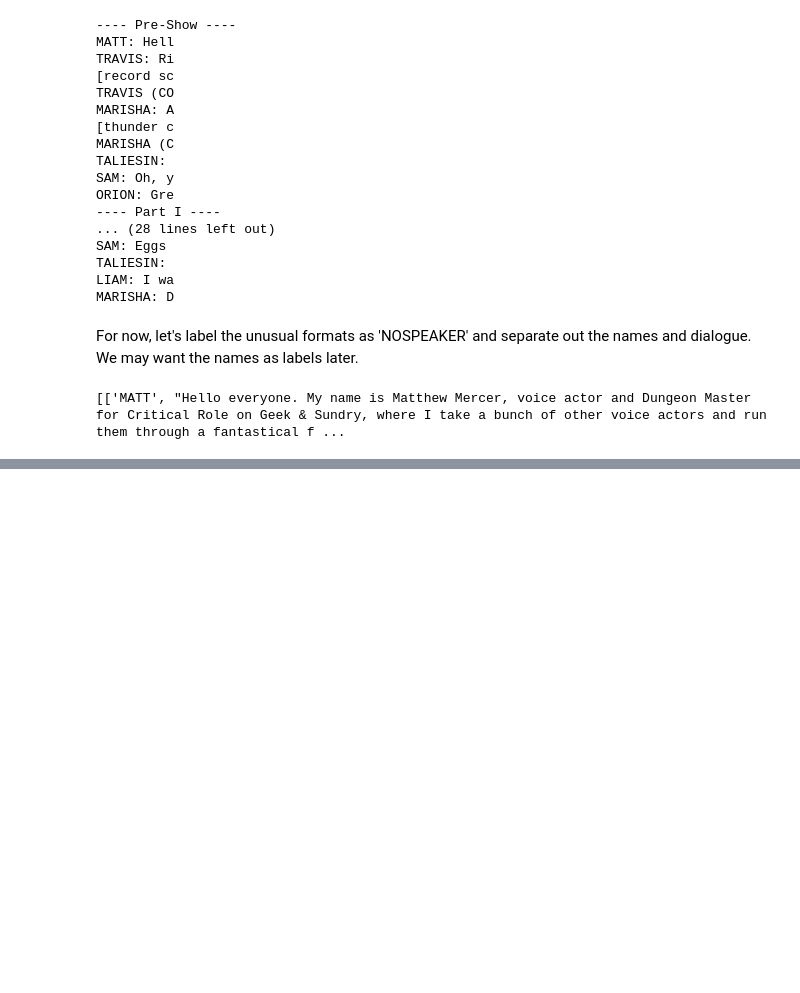
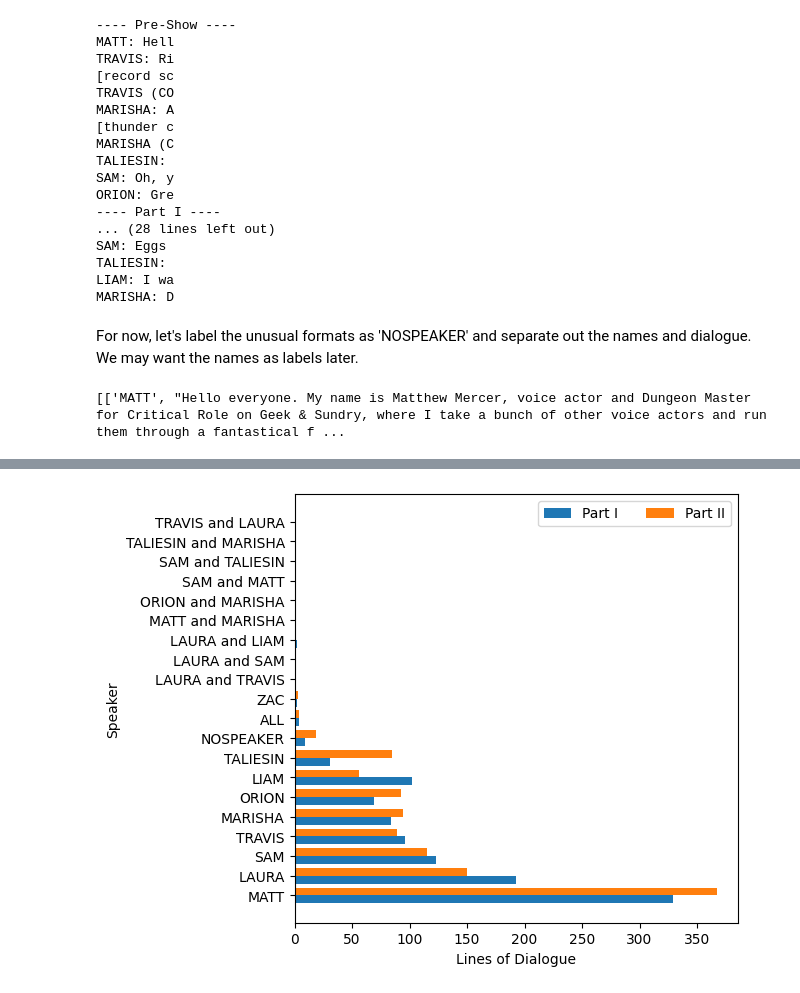
Before and after one commit to wmchad/CritRoleAI, a Jupyter notebook: notebooks/data_prep/01_learning_to_download_data.ipynb, the cells around one changed output, grey strips where cells are left out. Saved outputs shown, nothing was run; the diff lists cells and outputs as text; code cells hidden in the pictures; blank space fills up the shorter version.

```diff
--- a/notebooks/data_prep/01_learning_to_download_data.ipynb
+++ b/notebooks/data_prep/01_learning_to_download_data.ipynb
@@ -104,0 +172,3 @@ Counter({'MATT': 367, 'LAURA': 150, 'SAM': 115, 'MARISHA': 94, 'ORION': 93, 'TRA
+# %%
+main_summary = main_transcript.groupby(['section', 'speaker'], as_index = False).agg({'line': 'count'})
+main_summary
@@ -104,0 +193,26 @@ Counter({'MATT': 367, 'LAURA': 150, 'SAM': 115, 'MARISHA': 94, 'ORION': 93, 'TRA
+# %%
+main_summary_wide = main_summary.pivot(index = 'speaker', columns = 'section', values = 'line').fillna(0)
+main_summary_wide = main_summary_wide.sort_index(key = main_summary_wide.sum(1).get, ascending = False)
+# %%
+import matplotlib.pyplot as plt
+import numpy as np
+
+x = np.arange(len(main_summary_wide))  # the label locations
+width      = 0.4  # the width of the bars
+multiplier = 0
+
+fig, ax = plt.subplots(layout='constrained')
+for sec in ['Part I', 'Part II']:
+    ax.barh(x + width * multiplier, main_summary_wide[sec], width, label = sec)
+    multiplier = 1
+
+# Add some text for labels, title and custom x-axis tick labels, etc.
+ax.set_xlabel('Lines of Dialogue')
+ax.set_ylabel('Speaker')
+ax.set_yticks(x + width / 2, main_summary_wide.index)
+ax.legend(loc='upper right', ncols=3)
+#ax.set_ylim(0, 250)
+
+plt.show()
+# %% [output]
+[figure, added]
```
Also changed, not shown: parts of 18 cells of this notebook.
